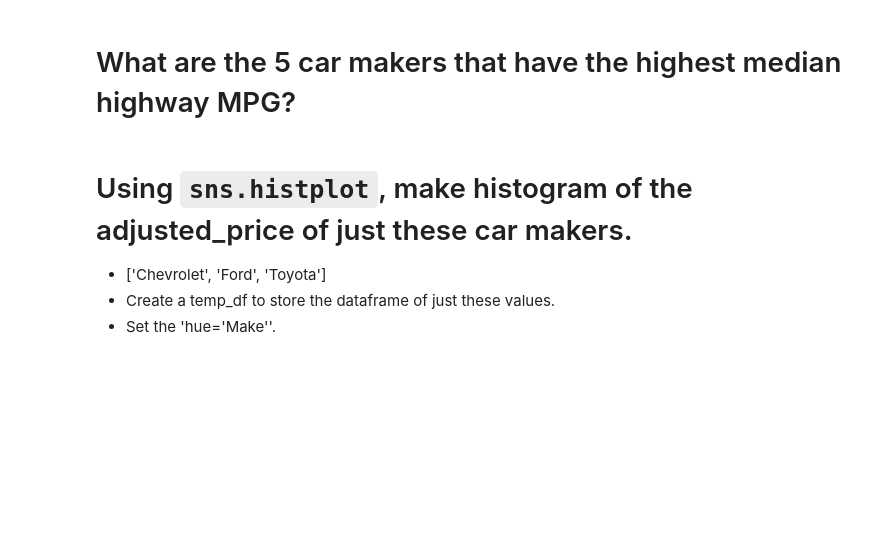
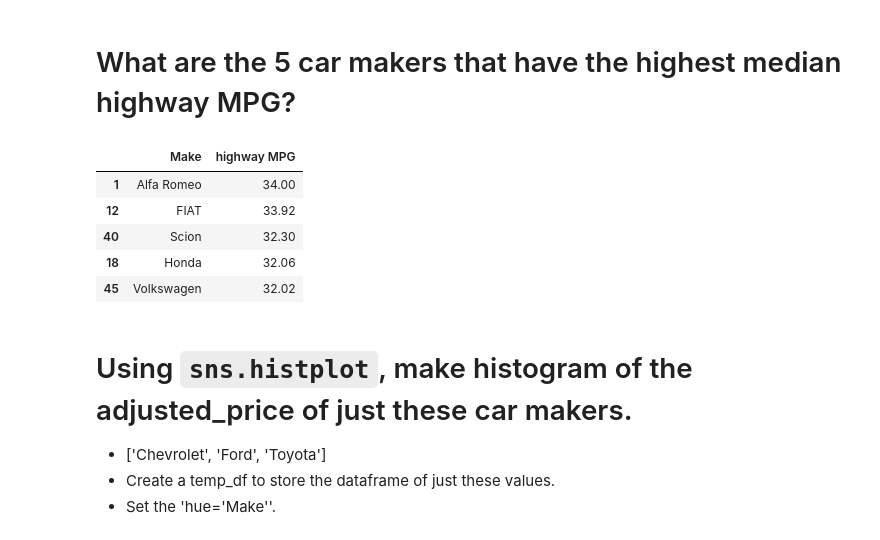
Before and after one commit to danieltabach/2021-fall-data-science, a Jupyter notebook: Week-02-EDA/Exercise-EDA.ipynb, the cells around one changed output. Saved outputs shown, nothing was run; the diff lists cells and outputs as text; code cells hidden in the pictures; blank space fills up the shorter version.

```diff
--- a/Week-02-EDA/Exercise-EDA.ipynb
+++ b/Week-02-EDA/Exercise-EDA.ipynb
@@ -197,6 +205,15 @@ new_MSRP.plot(kind='line', x='Year', y='Corrected_MSRP', figsize=(13,8), alpha=0
 # What are the 5 car makers that have the highest median highway MPG?
 # %%
 # Which car makers have the highest median highway MPG?
+dfmpg= pd.DataFrame(df.groupby('Make')['highway MPG'].mean()).reset_index()
+dfmpg.round(2).sort_values(by=['highway MPG'], ascending = False).head(5)
+# %% [output]
+|  | Make | highway MPG |
+| 1 | Alfa Romeo | 34.00 |
+| 12 | FIAT | 33.92 |
+| 40 | Scion | 32.30 |
+| 18 | Honda | 32.06 |
+| 45 | Volkswagen | 32.02 |
 # %% [markdown]
 # Using `sns.histplot`, make histogram of the adjusted_price of just these car makers.
 * ['Chevrolet', 'Ford', 'Toyota']
```
Also changed, not shown: parts of 6 cells of this notebook, 1 other file.
